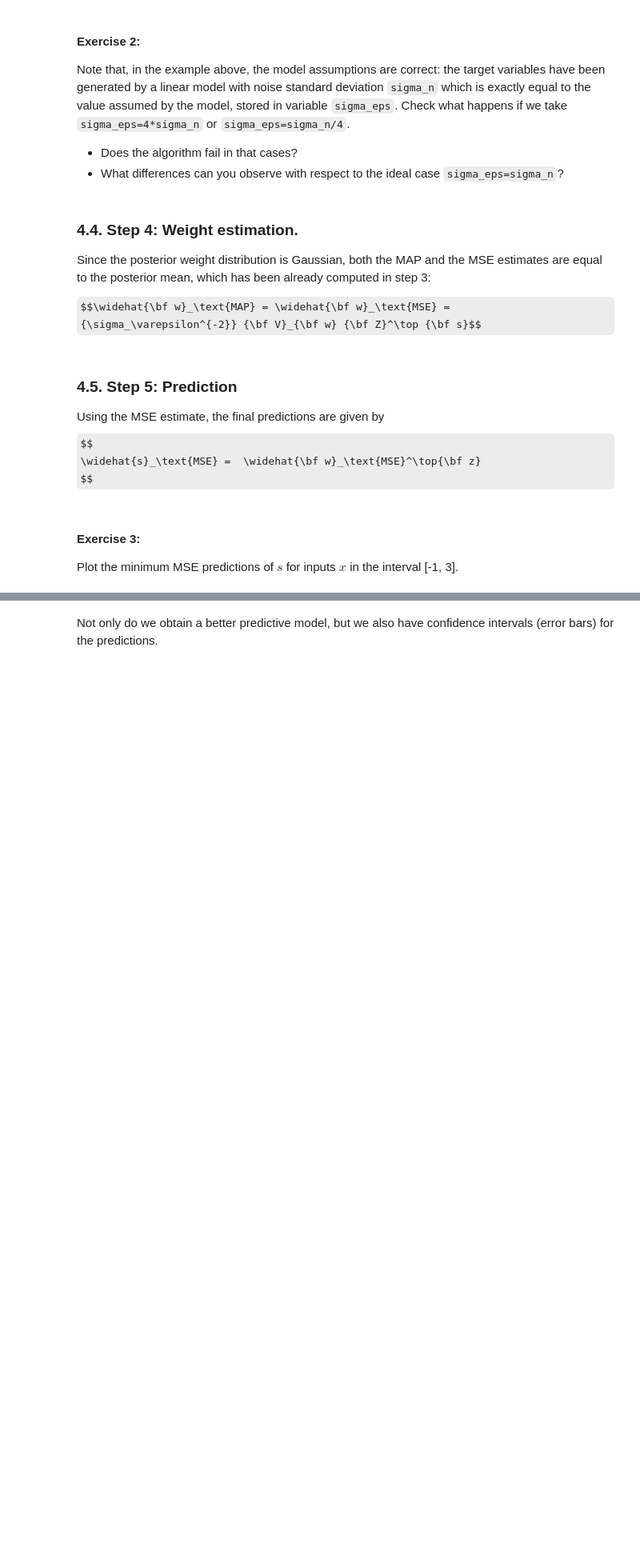
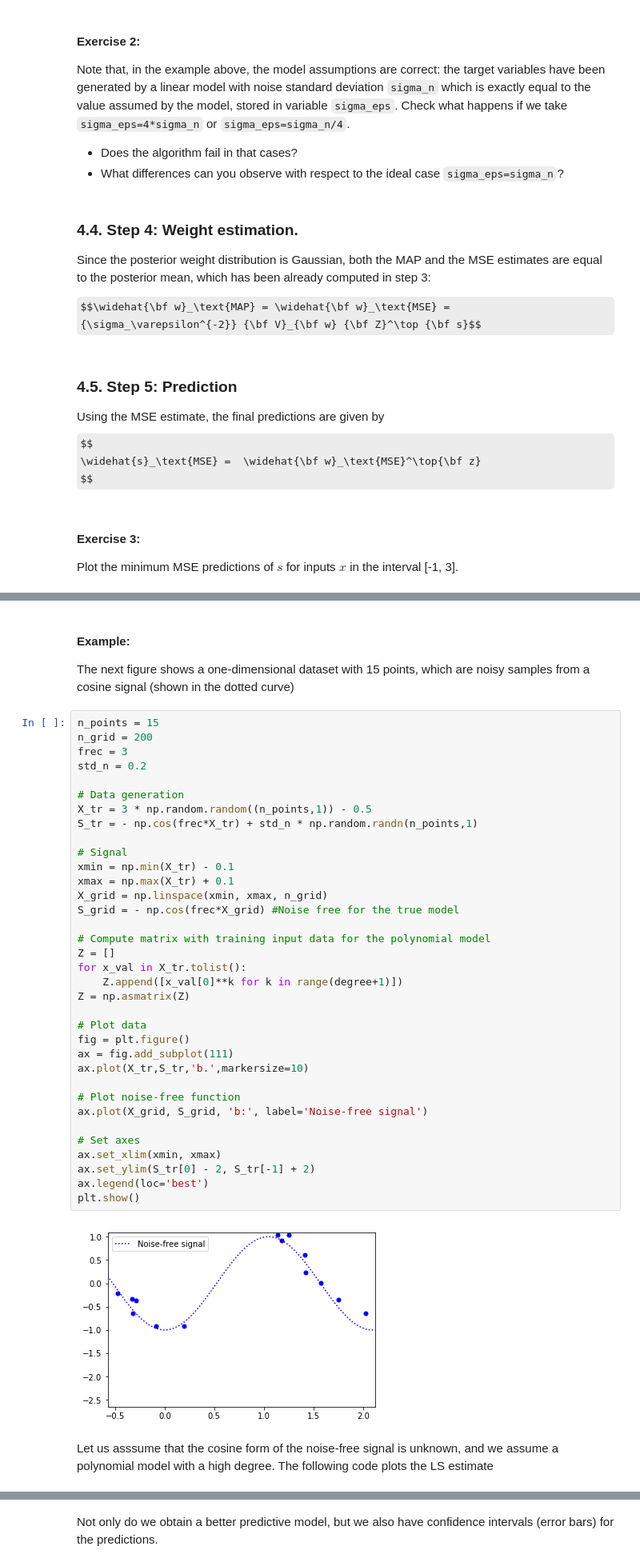
Before and after one commit to ML4DS/ML4all, a Jupyter notebook: R5.Bayesian_Regression/Bayesian_regression_professor.ipynb, the cells around one changed output, grey strips where cells are left out. Shown at 80% size. Cells and saved outputs as stored; diff of their text form; some formulas as TeX source; blank space fills up the shorter version.

```diff
--- a/R5.Bayesian_Regression/Bayesian_regression_professor.ipynb
+++ b/R5.Bayesian_Regression/Bayesian_regression_professor.ipynb
@@ -455,0 +522,43 @@ In the same way that we have computed a distribution on ${\bf w}$, we can comput
+# %% [markdown]
+#### Example:
+
+The next figure shows a one-dimensional dataset with 15 points, which are noisy samples from a cosine signal (shown in the dotted curve)
+# %%
+n_points = 15
+n_grid = 200
+frec = 3
+std_n = 0.2
+
+# Data generation
+X_tr = 3 * np.random.random((n_points,1)) - 0.5
+S_tr = - np.cos(frec*X_tr) + std_n * np.random.randn(n_points,1)
+
+# Signal
+xmin = np.min(X_tr) - 0.1
+xmax = np.max(X_tr) + 0.1
+X_grid = np.linspace(xmin, xmax, n_grid)
+S_grid = - np.cos(frec*X_grid) #Noise free for the true model
+
+# Compute matrix with training input data for the polynomial model
+Z = []
+for x_val in X_tr.tolist():
+    Z.append([x_val[0]**k for k in range(degree+1)])
+Z = np.asmatrix(Z)
+
+# Plot data
+fig = plt.figure()
+ax = fig.add_subplot(111)
+ax.plot(X_tr,S_tr,'b.',markersize=10)
+
+# Plot noise-free function
+ax.plot(X_grid, S_grid, 'b:', label='Noise-free signal')
+
+# Set axes
+ax.set_xlim(xmin, xmax)
+ax.set_ylim(S_tr[0] - 2, S_tr[-1] + 2)
+ax.legend(loc='best')
+plt.show()
+# %% [output]
+[figure, added]
+# %% [markdown]
+Let us asssume that the cosine form of the noise-free signal is unknown, and we assume a polynomial model with a high degree. The following code plots the LS estimate
```
Also changed, not shown: parts of 28 cells of this notebook, 3 other files.
